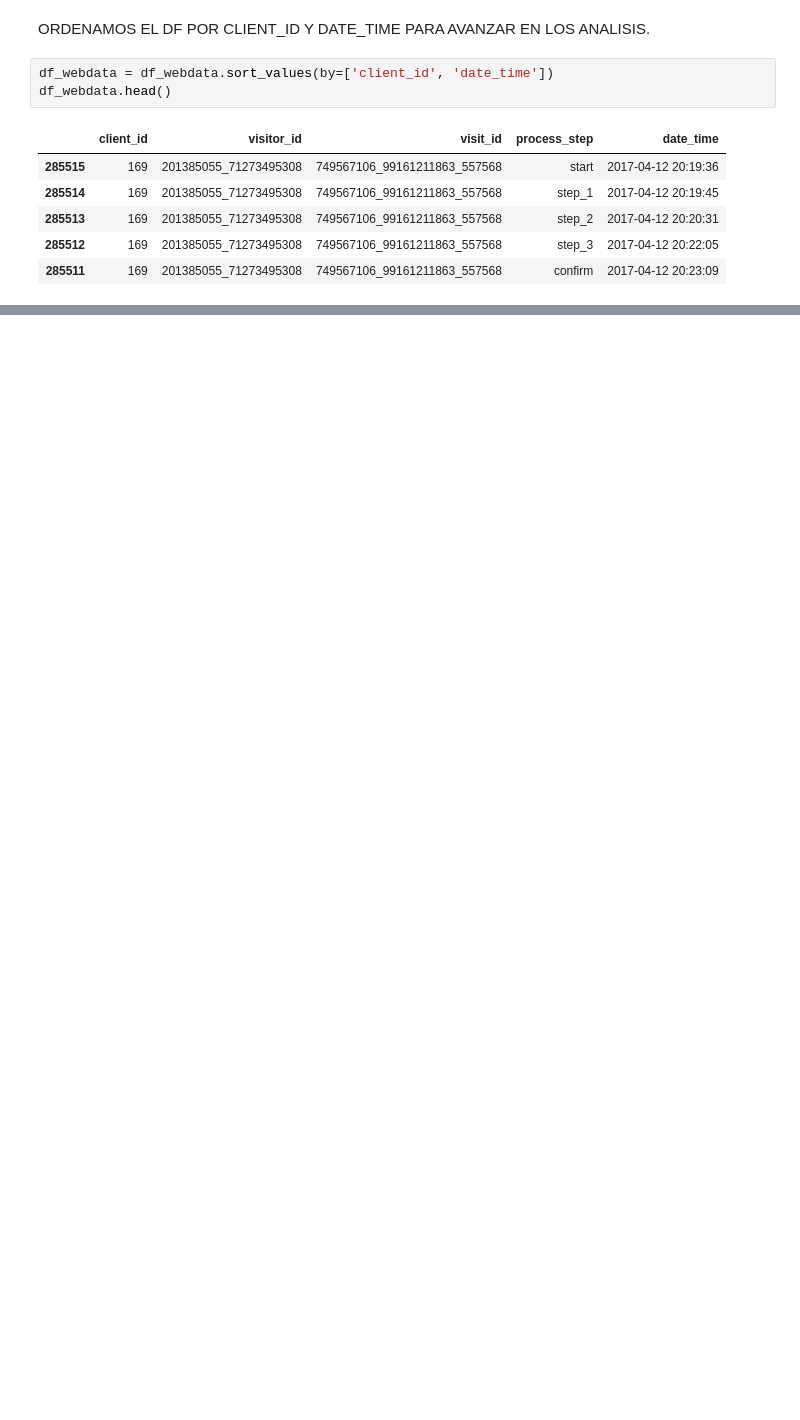
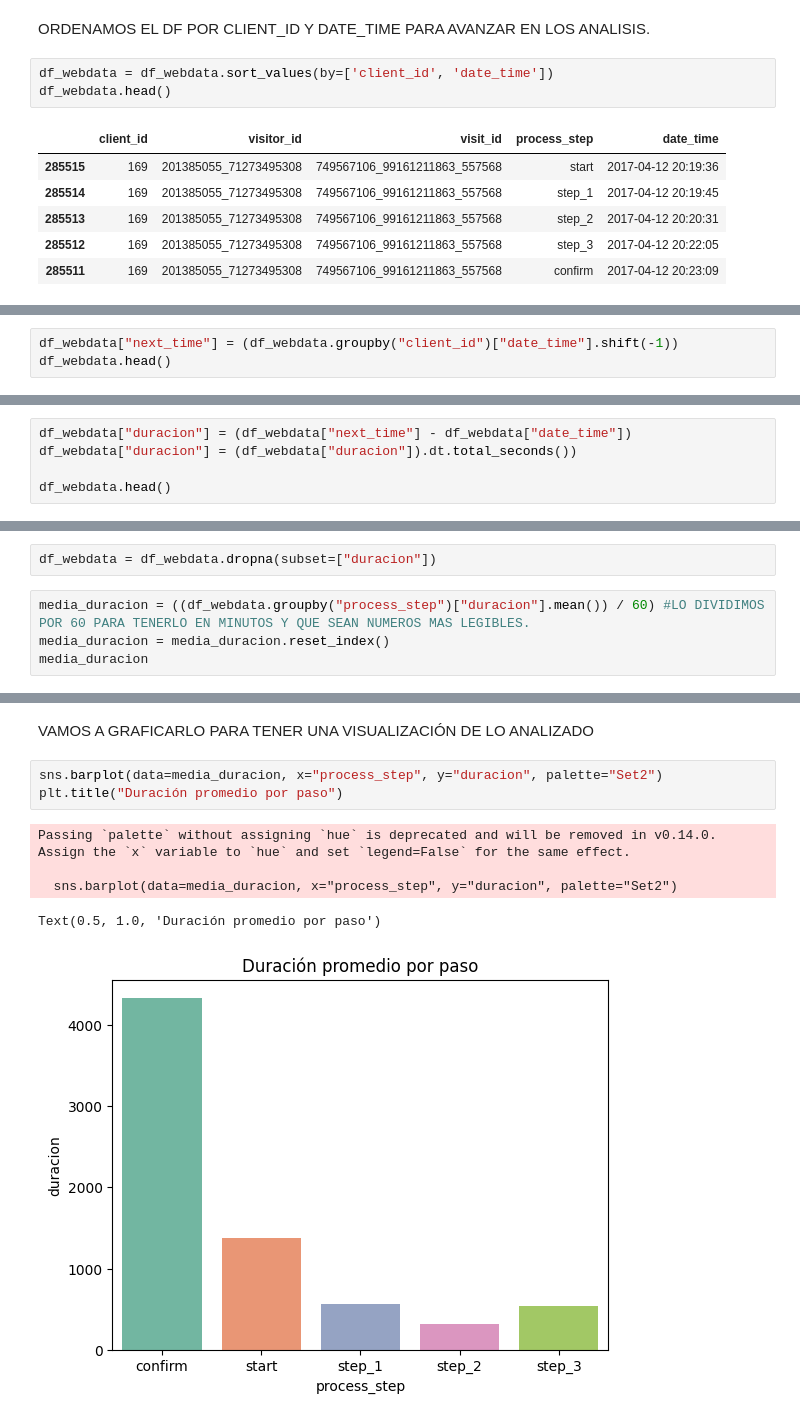
Before and after one commit to bperezlovisolo/Proyecto_4, a Jupyter notebook: notebooks/eda_web.ipynb, the cells around one changed output, grey strips where cells are left out. Drawn from its saved outputs; the diff is of its cells as text; blank space fills up the shorter version.

```diff
--- a/notebooks/eda_web.ipynb
+++ b/notebooks/eda_web.ipynb
@@ -199,0 +172,3 @@ df_webdata.head()
+# %%
+df_webdata["next_time"] = (df_webdata.groupby("client_id")["date_time"].shift(-1))
+df_webdata.head()
@@ -199,0 +184,5 @@ df_webdata.head()
+# %%
+df_webdata["duracion"] = (df_webdata["next_time"] - df_webdata["date_time"])
+df_webdata["duracion"] = (df_webdata["duracion"]).dt.total_seconds())
+
+df_webdata.head()
@@ -199,0 +198,6 @@ df_webdata.head()
+# %%
+df_webdata = df_webdata.dropna(subset=["duracion"])
+# %%
+media_duracion = ((df_webdata.groupby("process_step")["duracion"].mean()) / 60) #LO DIVIDIMOS POR 60 PARA TENERLO EN MINUTOS Y QUE SEAN NUMEROS MAS LEGIBLES.
+media_duracion = media_duracion.reset_index()
+media_duracion
@@ -199,0 +211,11 @@ df_webdata.head()
+# %% [markdown]
+VAMOS A GRAFICARLO PARA TENER UNA VISUALIZACIÓN DE LO ANALIZADO
+# %%
+sns.barplot(data=media_duracion, x="process_step", y="duracion", palette="Set2")
+plt.title("Duración promedio por paso")
+# %% [output]
+Passing `palette` without assigning `hue` is deprecated and will be removed in v0.14.0. Assign the `x` variable to `hue` and set `legend=False` for the same effect.
+
+  sns.barplot(data=media_duracion, x="process_step", y="duracion", palette="Set2")
+Text(0.5, 1.0, 'Duración promedio por paso')
+[figure, added]
```
Also changed, not shown: parts of 33 cells of this notebook.
